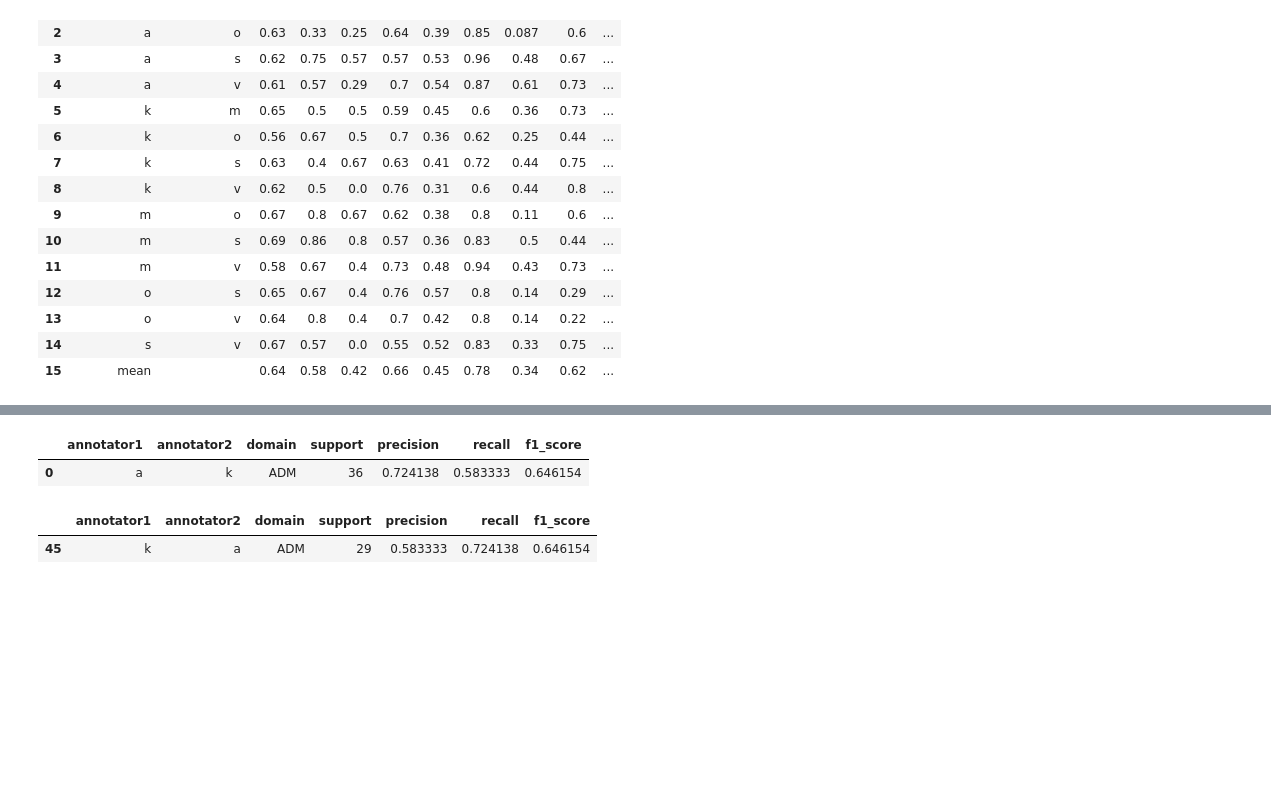
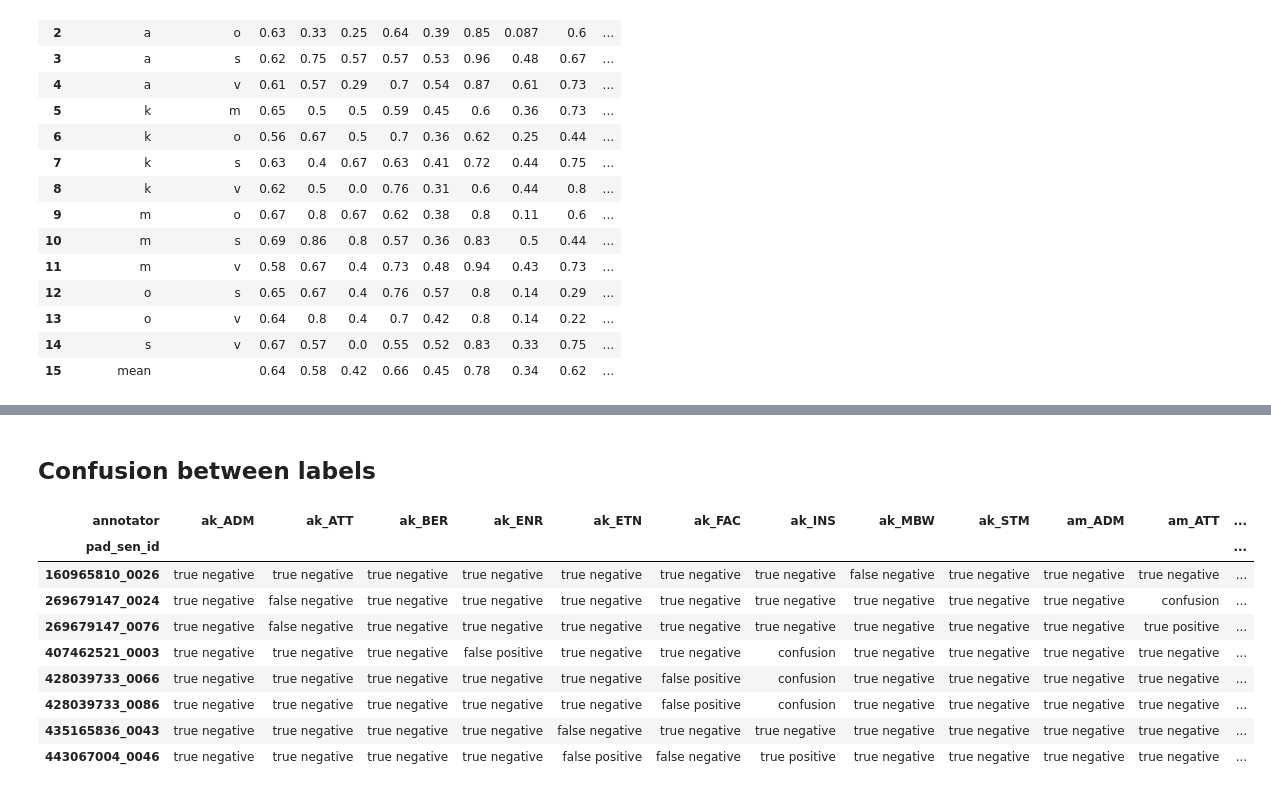
Before and after one commit to cltl/a-proof-zonmw, a Jupyter notebook: nb_iaa/f1_score_domains.ipynb, the cells around one changed output, grey strips where cells are left out. Cells and saved outputs as stored; diff of their text form; code cells hidden in the pictures; blank space fills up the shorter version.

Commit message:
add confusion between labels

```diff
--- a/nb_iaa/f1_score_domains.ipynb
+++ b/nb_iaa/f1_score_domains.ipynb
@@ -165,14 +148,57 @@ array([[2435,   15],
-# %%
-classreport.query(
-    "annotator1 == 'a' and annotator2 == 'k'"
-).iloc[[0]]
-# %% [output]
-|  | annotator1 | annotator2 | domain | support | precision | recall | f1_score |
-| 0 | a | k | ADM | 36 | 0.724138 | 0.583333 | 0.646154 |
-# %%
-classreport.query(
-    "annotator1 == 'k' and annotator2 == 'a'"
-).iloc[[0]]
-# %% [output]
-|  | annotator1 | annotator2 | domain | support | precision | recall | f1_score |
-| 45 | k | a | ADM | 29 | 0.583333 | 0.724138 | 0.646154 |
+# %% [markdown]
+## Confusion between labels
+# %%
+def assign_result(df, dom, ann1, ann2):
+    """
+    Assign result to each row of `df` for domain in `dom` and annotators `ann1` and `ann2`. Labels of `ann1` are taken as gold and compared to `ann2`. If both are equal then it's a true or false positive. If `ann1` == True and `ann2` == False then it's a false negative if and only if `ann2` did not label anything else incorrectly. Else it's a confusion.
+
+    parameters
+    ----------
+    df : pd.DataFrame
+    dom : int
+        index of the column to compare
+    ann1 : str
+        annotator 1 (used as gold)
+    ann2 : str
+        annotator 2
+
+    returns
+    -------
+    pd.Series
+        Series of len(df)
+    """
+    check_if_items_are_equal = lambda s: [i==j for i,j in zip(s[ann1], s[ann2])]
+    df = df[[ann1, ann2]].assign(
+        comp_all = lambda df: df.apply(check_if_items_are_equal, axis=1),
+        comp_dom = lambda df: df.comp_all.str[dom],
+        ann1_dom = lambda df: df[ann1].str[dom].astype(bool),
+        ann2_sum = lambda df: df[ann2].apply(sum),
+        n_diff = lambda df: df.comp_all.apply(lambda l: sum(not i for i in l)),
+        result = pd.NA,
+    )
+    s = df.result.mask(df.comp_dom & df.ann1_dom, 'true positive')
+    s = s.mask(s.isna() & df.comp_dom & ~df.ann1_dom, 'true negative')
+    s = s.mask(s.isna() & ~df.comp_dom & ~df.ann1_dom, 'false positive')
+    s = s.mask(s.isna() & ~df.ann2_sum, 'false negative')
+    s = s.mask(s.isna() & (df.n_diff == 1), 'false negative')
+    s = s.mask(s.isna(), 'confusion')
+    return s
+# %%
+conf = sent_labels.copy()
+for ann1, ann2 in combis:
+    for i, domain in enumerate(domains):
+        colname = f"{ann1}{ann2}_{domain}"
+        conf = conf.assign(**{colname: assign_result(conf, i, ann1, ann2)})
+# %%
+conf.iloc[:,6:].loc[conf.applymap(lambda i: i=='confusion').any(axis=1)]
+# %% [output]
+| annotator | ak_ADM | ak_ATT | ak_BER | ak_ENR | ak_ETN | ak_FAC | ak_INS | ak_MBW | ak_STM | am_ADM | am_ATT | ... |
+| pad_sen_id |  |  |  |  |  |  |  |  |  |  |  | ... |
+| 160965810_0026 | true negative | true negative | true negative | true negative | true negative | true negative | true negative | false negative | true negative | true negative | true negative | ... |
+| 269679147_0024 | true negative | false negative | true negative | true negative | true negative | true negative | true negative | true negative | true negative | true negative | confusion | ... |
+| 269679147_0076 | true negative | false negative | true negative | true negative | true negative | true negative | true negative | true negative | true negative | true negative | true positive | ... |
+| 407462521_0003 | true negative | true negative | true negative | false positive | true negative | true negative | confusion | true negative | true negative | true negative | true negative | ... |
+| 428039733_0066 | true negative | true negative | true negative | true negative | true negative | false positive | confusion | true negative | true negative | true negative | true negative | ... |
+| 428039733_0086 | true negative | true negative | true negative | true negative | true negative | false positive | confusion | true negative | true negative | true negative | true negative | ... |
+| 435165836_0043 | true negative | true negative | true negative | true negative | false negative | true negative | true negative | true negative | true negative | true negative | true negative | ... |
+| 443067004_0046 | true negative | true negative | true negative | true negative | false positive | false negative | true positive | true negative | true negative | true negative | true negative | ... |
```
Also changed, not shown: parts of 8 cells of this notebook.
